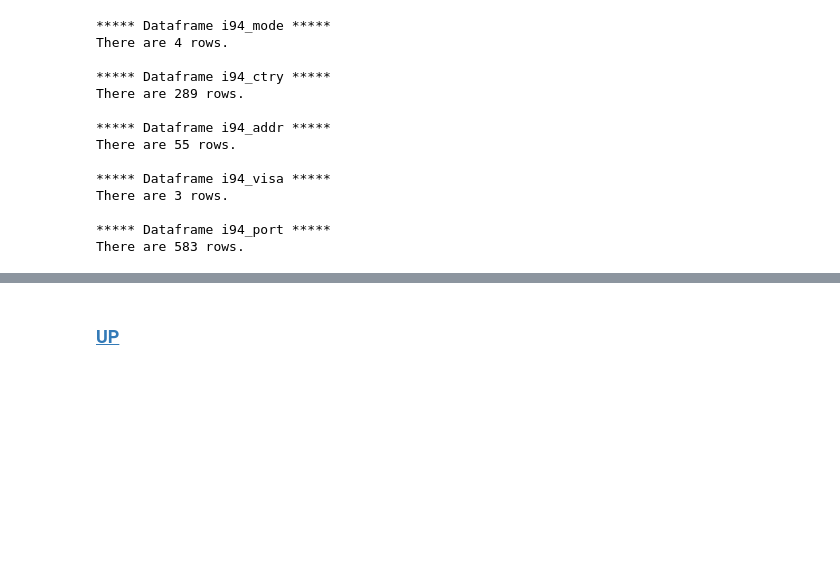
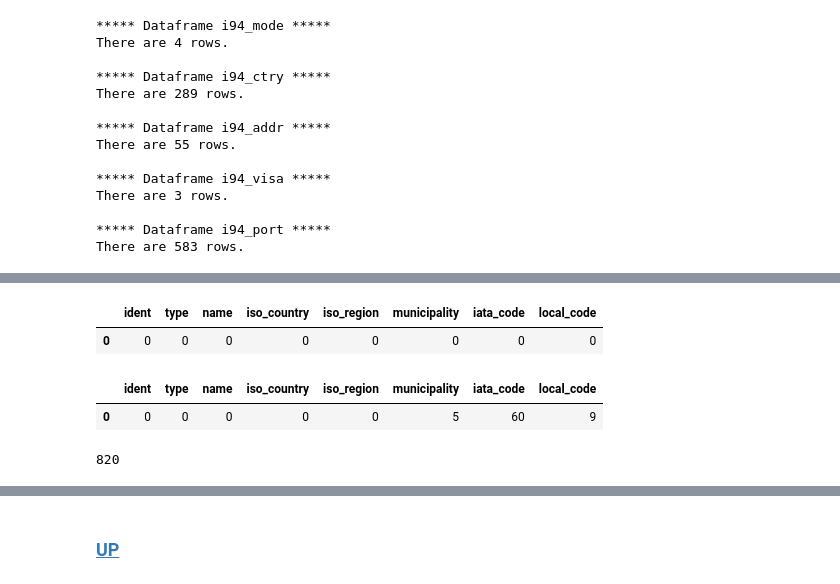
Before and after one commit to anthelix/udacity_capstone, a Jupyter notebook: work/notebook/2_exploration_spark.ipynb, the cells around one changed output, grey strips where cells are left out. Saved outputs shown, nothing was run; the diff lists cells and outputs as text; code cells hidden in the pictures; blank space fills up the shorter version.

```diff
--- a/work/notebook/2_exploration_spark.ipynb
+++ b/work/notebook/2_exploration_spark.ipynb
@@ -1126,0 +1174,2 @@ Column Name | Description
+# %%
+airport_code = spark.read.parquet(output_parquet+'airport-codes_csv_staging.parquet_20200526')
@@ -1126,0 +1192,18 @@ Column Name | Description
+# %%
+# drop columns
+# filter closed , heliport and seaplace base airport, small_airport
+# keep us airport
+drop_cols = ["elevation_ft","continent", "gps_code", "coordinates"]
+drop_airport = ['closed', 'heliport', 'seaplane_base', 'small_airport']
+keep_us = ['US']
+newdf = airport_code.drop(*drop_cols) \
+                    .filter(~airport_code.type.isin(drop_airport)) \
+                    .filter(airport_code.iso_country.isin(keep_us))
+# %%
+display(newdf.select([count(when(isnan(c), c)).alias(c) for c in newdf.columns]).toPandas())
+display(newdf.select([count(when(col(c).isNull(), c)).alias(c) for c in newdf.columns]).toPandas())
+# %% [output]
+|  | ident | type | name | iso_country | iso_region | municipality | iata_code | local_code |
+| 0 | 0 | 0 | 0 | 0 | 0 | 0 | 0 | 0 |
+|  | ident | type | name | iso_country | iso_region | municipality | iata_code | local_code |
+| 0 | 0 | 0 | 0 | 0 | 0 | 5 | 60 | 9 |
@@ -1126,0 +1218,12 @@ Column Name | Description
+# %%
+df_airport_code = newdf.filter(~newdf.iata_code.isNull()).dropDuplicates()
+df_airport_code = (df_airport_code.withColumnRenamed("ident", "ident") \
+                       .withColumnRenamed("type", "airport_type") \
+                       .withColumnRenamed("name", "airport_name") \
+                       .withColumnRenamed("iso_country", "country_iso2") \
+                       .withColumnRenamed("municipality", "city_name" ) \
+                       .withColumnRenamed("iata_code", "iata_code") \
+                       .withColumnRenamed("myisoregion", "state_id"))
+df_airport_code.count()
+# %% [output]
+820
```
Also changed, not shown: parts of 98 cells of this notebook, 2 other files.
